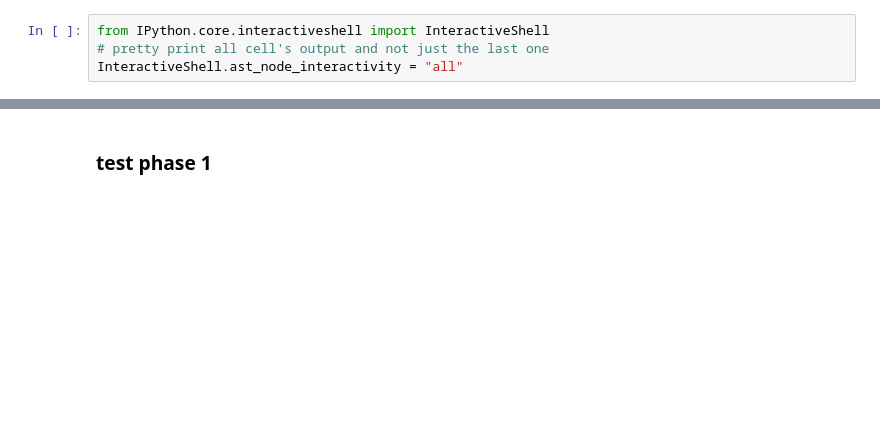
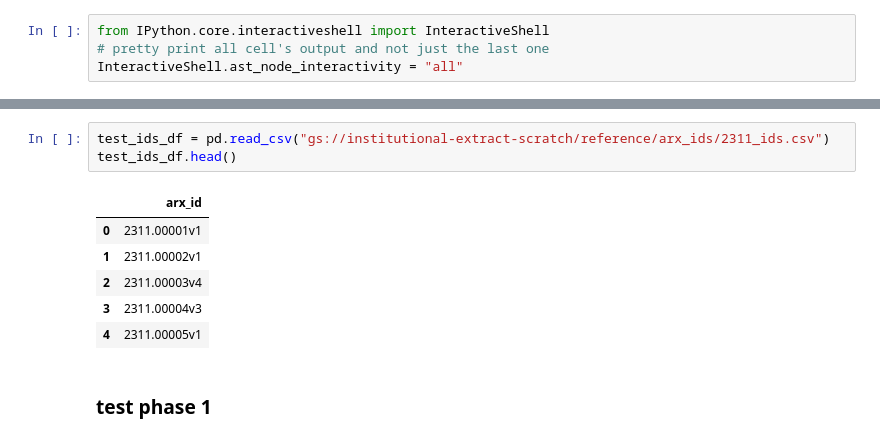
Before and after one commit to arXiv/metadata-vertexai, a Jupyter notebook: ccameron_gemini.ipynb, the cells around one changed output, grey strips where cells are left out. Saved outputs shown, nothing was run; the diff lists cells and outputs as text; blank space fills up the shorter version.

```diff
--- a/ccameron_gemini.ipynb
+++ b/ccameron_gemini.ipynb
@@ -59,3 +71,13 @@ InteractiveShell.ast_node_interactivity = "all"
+# %%
+test_ids_df = pd.read_csv("gs://institutional-extract-scratch/reference/arx_ids/2311_ids.csv")
+test_ids_df.head()
+# %% [output]
+|  | arx_id |
+| 0 | 2311.00001v1 |
+| 1 | 2311.00002v1 |
+| 2 | 2311.00003v4 |
+| 3 | 2311.00004v3 |
+| 4 | 2311.00005v1 |
 # %% [markdown]
 ### test phase 1
 # %%
```
Also changed, not shown: parts of 57 cells of this notebook, 1 other file.
